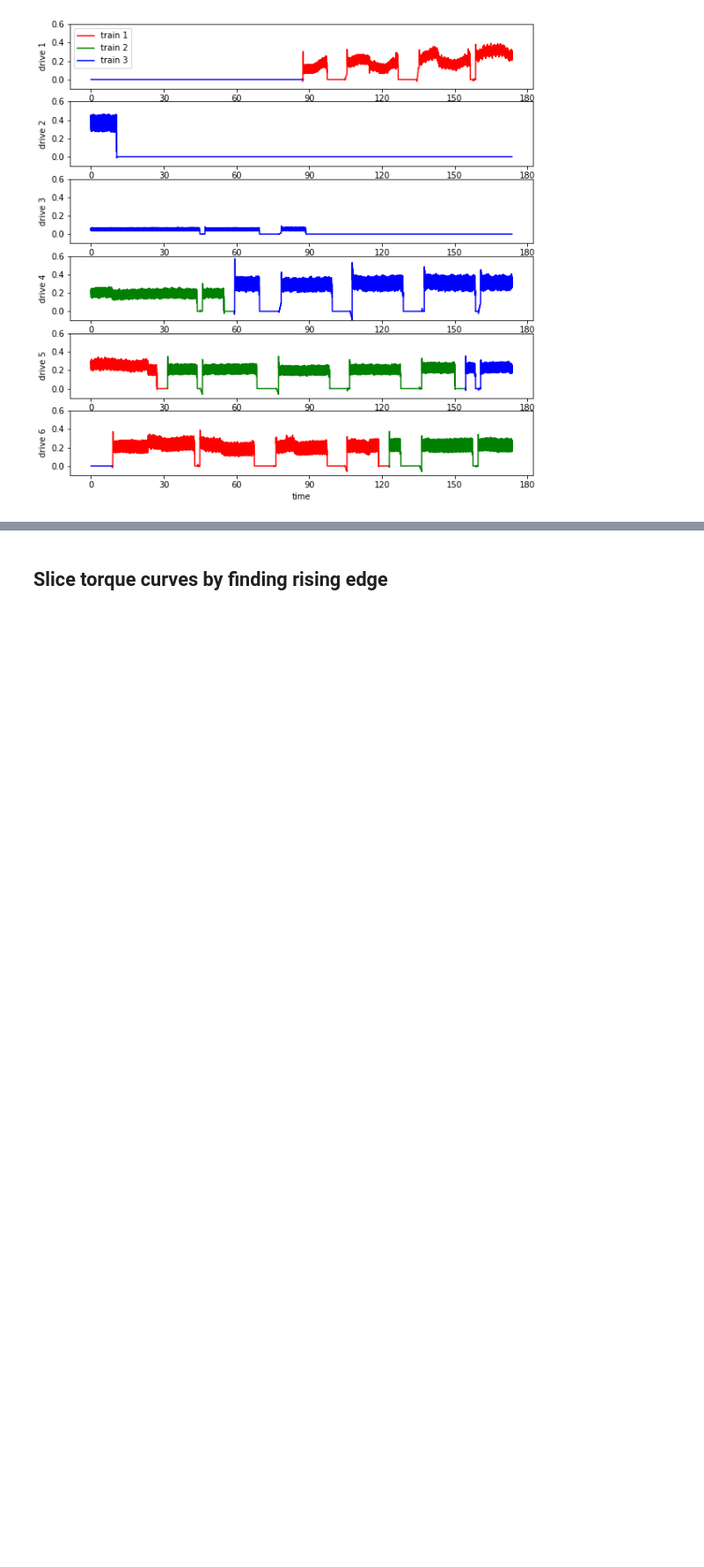
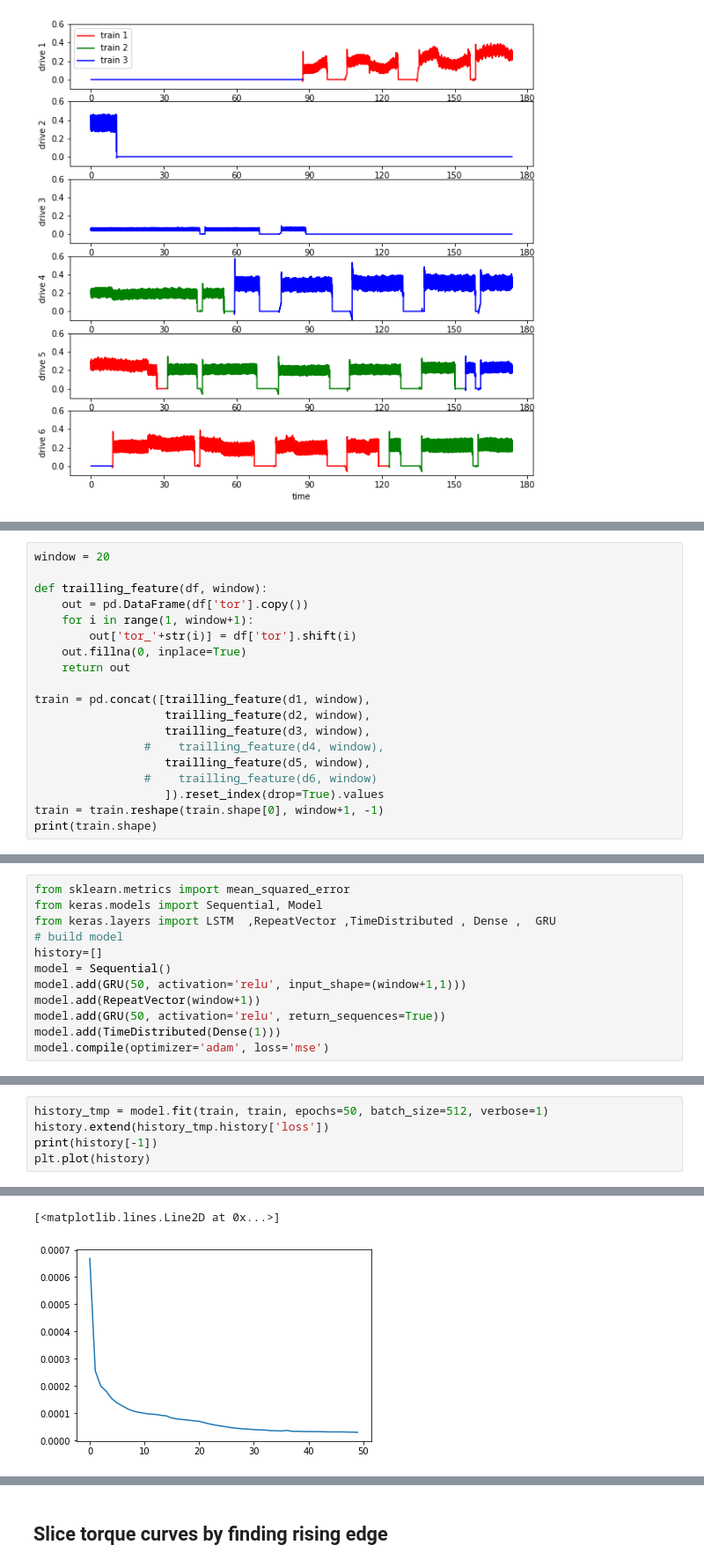
Before and after one commit to peeraponw/quick_move, a Jupyter notebook: merge.ipynb, the cells around one changed output, grey strips where cells are left out. Shown at 88% size. Drawn from its saved outputs; the diff is of its cells as text; blank space fills up the shorter version.

```diff
--- a/merge.ipynb
+++ b/merge.ipynb
@@ -529,0 +532,19 @@ Text(0.5, 0, 'time')
+# %%
+window = 20
+
+def trailling_feature(df, window):
+    out = pd.DataFrame(df['tor'].copy())
+    for i in range(1, window+1):
+        out['tor_'+str(i)] = df['tor'].shift(i)
+    out.fillna(0, inplace=True)
+    return out
+
+train = pd.concat([trailling_feature(d1, window),
+                   trailling_feature(d2, window),
+                   trailling_feature(d3, window),
+                #    trailling_feature(d4, window),
+                   trailling_feature(d5, window),
+                #    trailling_feature(d6, window)
+                   ]).reset_index(drop=True).values
+train = train.reshape(train.shape[0], window+1, -1)
+print(train.shape)
@@ -529,0 +553,12 @@ Text(0.5, 0, 'time')
+# %%
+from sklearn.metrics import mean_squared_error
+from keras.models import Sequential, Model
+from keras.layers import LSTM  ,RepeatVector ,TimeDistributed , Dense ,  GRU
+# build model
+history=[]
+model = Sequential()
+model.add(GRU(50, activation='relu', input_shape=(window+1,1)))
+model.add(RepeatVector(window+1))
+model.add(GRU(50, activation='relu', return_sequences=True))
+model.add(TimeDistributed(Dense(1)))
+model.compile(optimizer='adam', loss='mse')
@@ -529,0 +587,6 @@ Text(0.5, 0, 'time')
+# %%
+history_tmp = model.fit(train, train, epochs=50, batch_size=512, verbose=1)
+history.extend(history_tmp.history['loss'])
+print(history[-1])
+plt.plot(history)
+# %% [output]
@@ -529,0 +610,2 @@ Text(0.5, 0, 'time')
+[<matplotlib.lines.Line2D at 0x...>]
+[figure, added]
```
Also changed, not shown: parts of 18 cells of this notebook.
